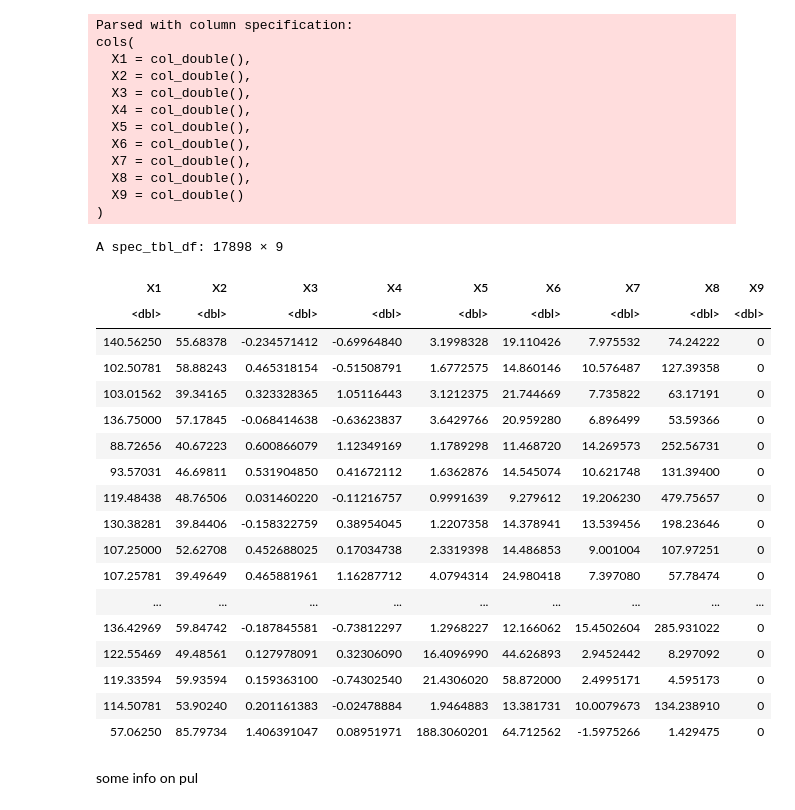
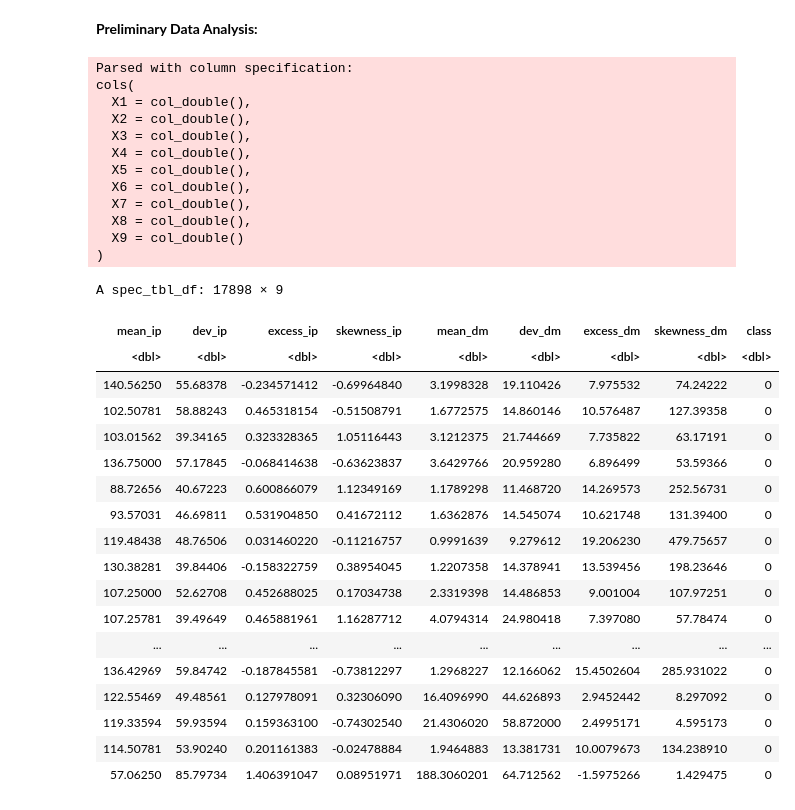
Before and after one commit to kseniak1/DSCI100-Project, a Jupyter notebook: Project_Proposal.ipynb, the cells around one changed output. Saved outputs shown, nothing was run; the diff lists cells and outputs as text; code cells hidden in the pictures.

```diff
--- a/Project_Proposal.ipynb
+++ b/Project_Proposal.ipynb
@@ -3,21 +20,33 @@ library(tidyverse)
+# %% [markdown]
+**Preliminary Data Analysis:**
 # %%
-pulsar_data <- read_csv("https://github.com/kseniak1/DSCI100-Group-Project/raw/main/HTRU_2%5B1%5D.csv", col_names = FALSE)
+## Read data from web
+pulsar_data <- read_csv("https://github.com/kseniak1/DSCI100-Group-Project/raw/main/HTRU_2%5B1%5D.csv", col_names = FALSE) %>%
+                rename(mean_ip = X1,
+                      dev_ip = X2,
+                      excess_ip = X3,
+                      skewness_ip = X4,
+                      mean_dm = X5,
+                      dev_dm = X6,
+                      excess_dm = X7,
+                      skewness_dm = X8,
+                      class = X9)
 pulsar_data
 # %% [output]
 Parsed with column specification:
 cols(
   X1 = col_double(),
   X2 = col_double(),
   X3 = col_double(),
   X4 = col_double(),
   X5 = col_double(),
   X6 = col_double(),
   X7 = col_double(),
   X8 = col_double(),
   X9 = col_double()
 )
 A spec_tbl_df: 17898 × 9
-| X1 | X2 | X3 | X4 | X5 | X6 | X7 | X8 | X9 |
+| mean_ip | dev_ip | excess_ip | skewness_ip | mean_dm | dev_dm | excess_dm | skewness_dm | class |
 | <dbl> | <dbl> | <dbl> | <dbl> | <dbl> | <dbl> | <dbl> | <dbl> | <dbl> |
 | 140.56250 | 55.68378 | -0.234571412 | -0.69964840 | 3.1998328 | 19.110426 | 7.975532 | 74.24222 | 0 |
 | 102.50781 | 58.88243 | 0.465318154 | -0.51508791 | 1.6772575 | 14.860146 | 10.576487 | 127.39358 | 0 |
@@ -35,5 +64,3 @@ A spec_tbl_df: 17898 × 9
 | 119.33594 | 59.93594 | 0.159363100 | -0.74302540 | 21.4306020 | 58.872000 | 2.4995171 | 4.595173 | 0 |
 | 114.50781 | 53.90240 | 0.201161383 | -0.02478884 | 1.9464883 | 13.381731 | 10.0079673 | 134.238910 | 0 |
 | 57.06250 | 85.79734 | 1.406391047 | 0.08951971 | 188.3060201 | 64.712562 | -1.5975266 | 1.429475 | 0 |
-# %% [markdown]
-some info on pul
```
Also changed, not shown: parts of 9 cells of this notebook, 1 other file.
